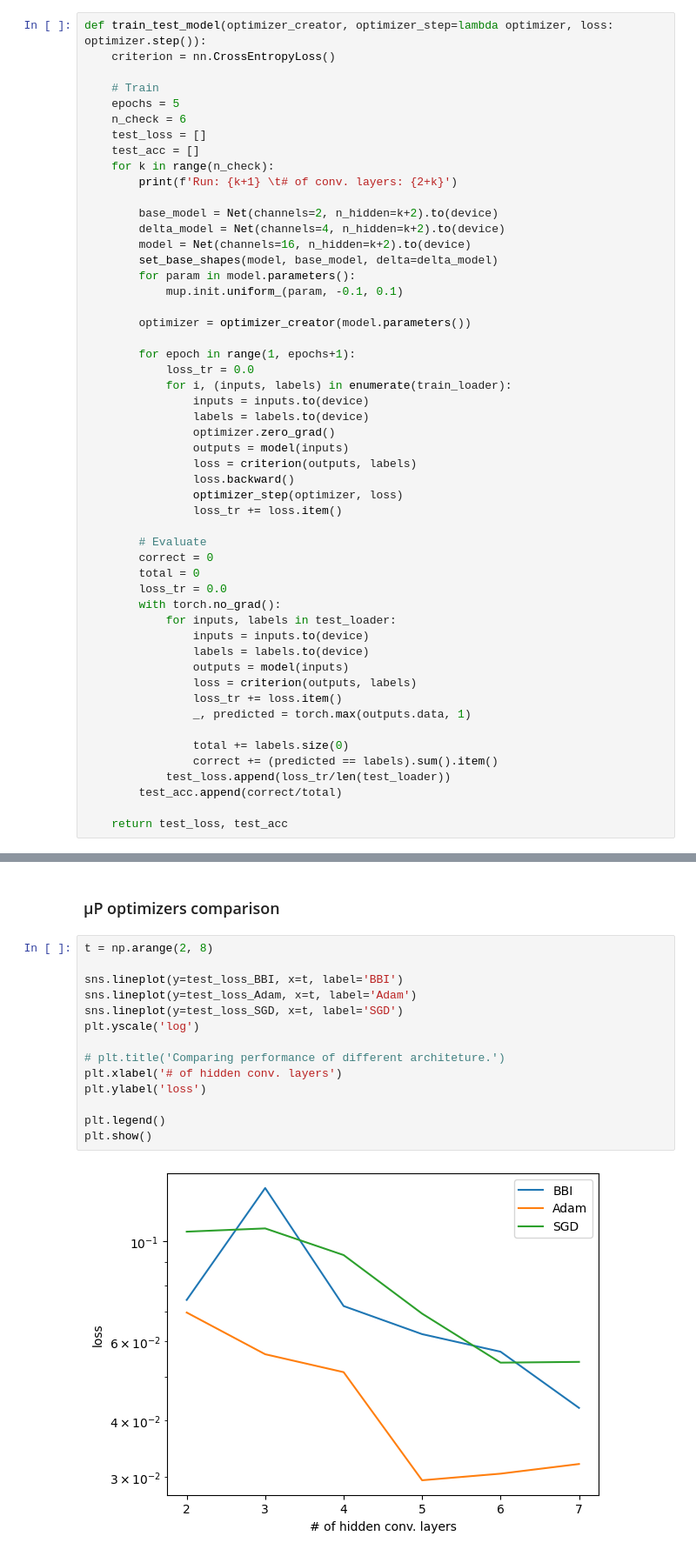
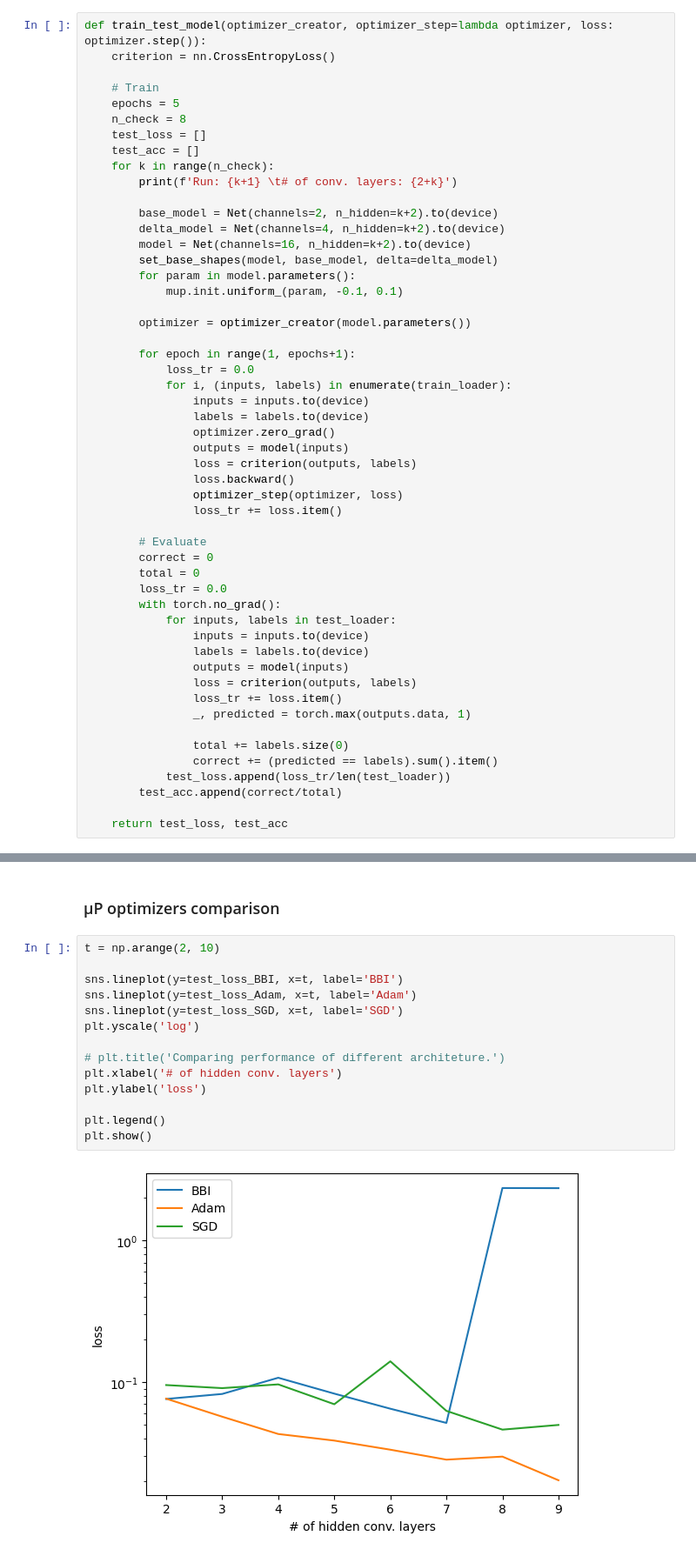
Before and after one commit to dariayakovchuk/Optimization-Mini-Project, a Jupyter notebook: initialization_and_hyperparameters_scaling_experimets.ipynb, the cells around one changed output, grey strips where cells are left out. Shown at 87% size. Drawn from its saved outputs; the diff is of its cells as text.

```diff
--- a/initialization_and_hyperparameters_scaling_experimets.ipynb
+++ b/initialization_and_hyperparameters_scaling_experimets.ipynb
@@ -464,7 +302,7 @@ def train_test_model(optimizer_creator, optimizer_step=lambda optimizer, loss: o
 
     # Train
     epochs = 5
-    n_check = 6
+    n_check = 8
     test_loss = []
     test_acc = []
     for k in range(n_check):
@@ -587,18 +437,18 @@ test_loss_BBI, test_acc_BBI
 # %% [markdown]
 ### µP optimizers comparison
 # %%
-t = np.arange(2, 8)
+t = np.arange(2, 10)
 
 sns.lineplot(y=test_loss_BBI, x=t, label='BBI')
 sns.lineplot(y=test_loss_Adam, x=t, label='Adam')
 sns.lineplot(y=test_loss_SGD, x=t, label='SGD')
 plt.yscale('log')
 
 # plt.title('Comparing performance of different architeture.')
 plt.xlabel('# of hidden conv. layers')
 plt.ylabel('loss')
 
 plt.legend()
 plt.show()
 # %% [output]
-[figure, old version]
+[figure, new version]
```
Also changed, not shown: parts of 17 cells of this notebook.
